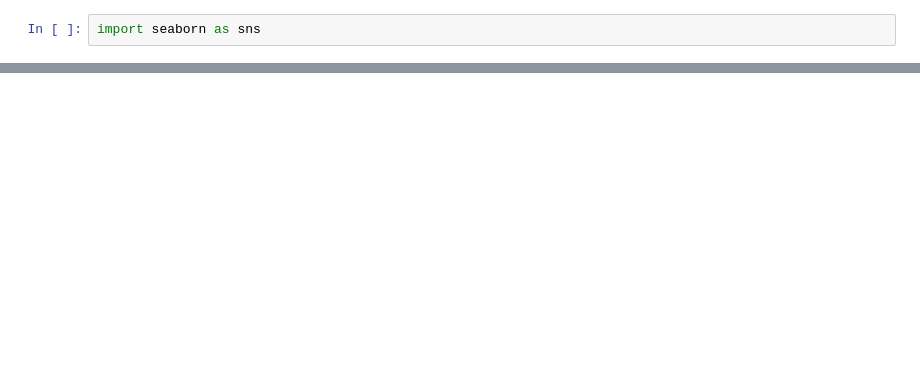
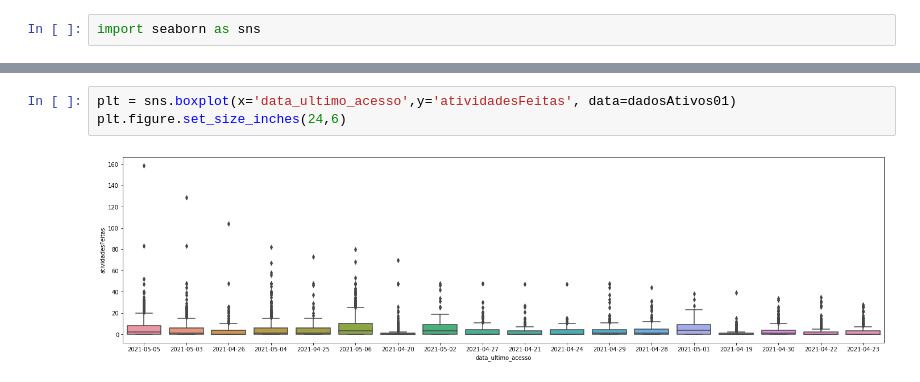
Before and after one commit to marcelopaludetto/aulao-datascience, a Jupyter notebook: aulaoDataScience.ipynb, the cells around one changed output, grey strips where cells are left out. Drawn from its saved outputs; the diff is of its cells as text; blank space fills up the shorter version.

```diff
--- a/aulaoDataScience.ipynb
+++ b/aulaoDataScience.ipynb
@@ -65,0 +59,5 @@ SyntaxError: ignored
+# %%
+plt = sns.boxplot(x='data_ultimo_acesso',y='atividadesFeitas', data=dadosAtivos01)
+plt.figure.set_size_inches(24,6)
+# %% [output]
+[figure, added]
```
Also changed, not shown: parts of 30 cells of this notebook.
